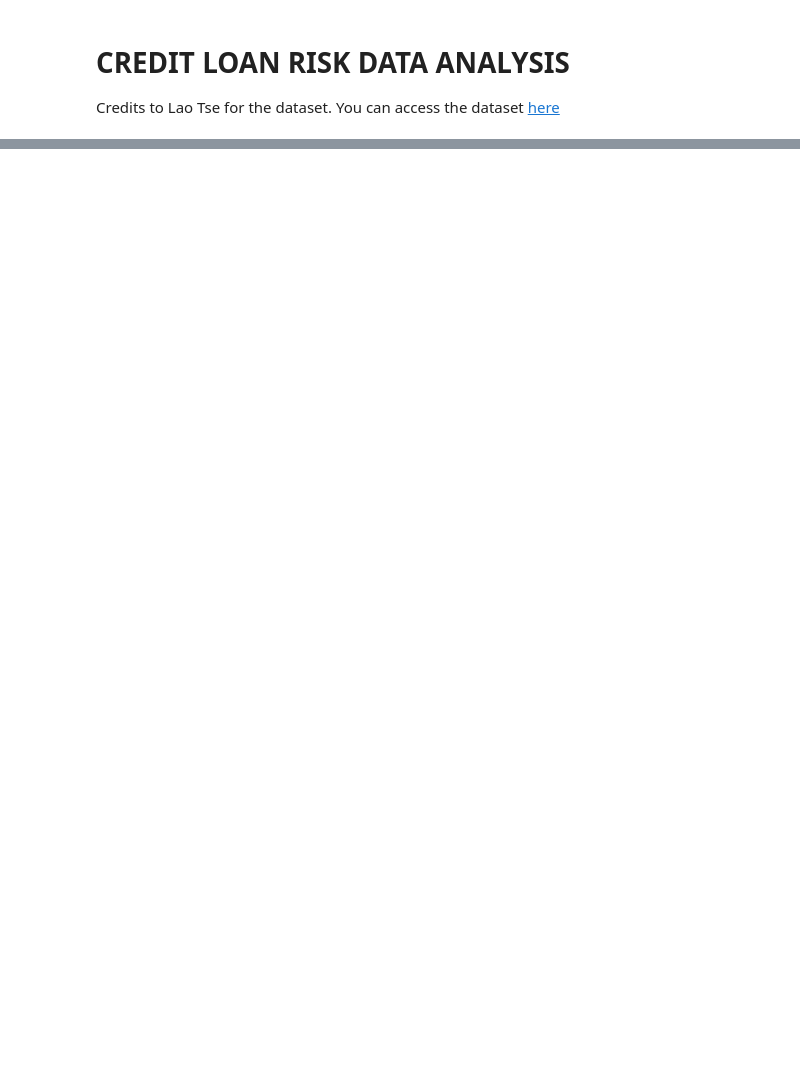
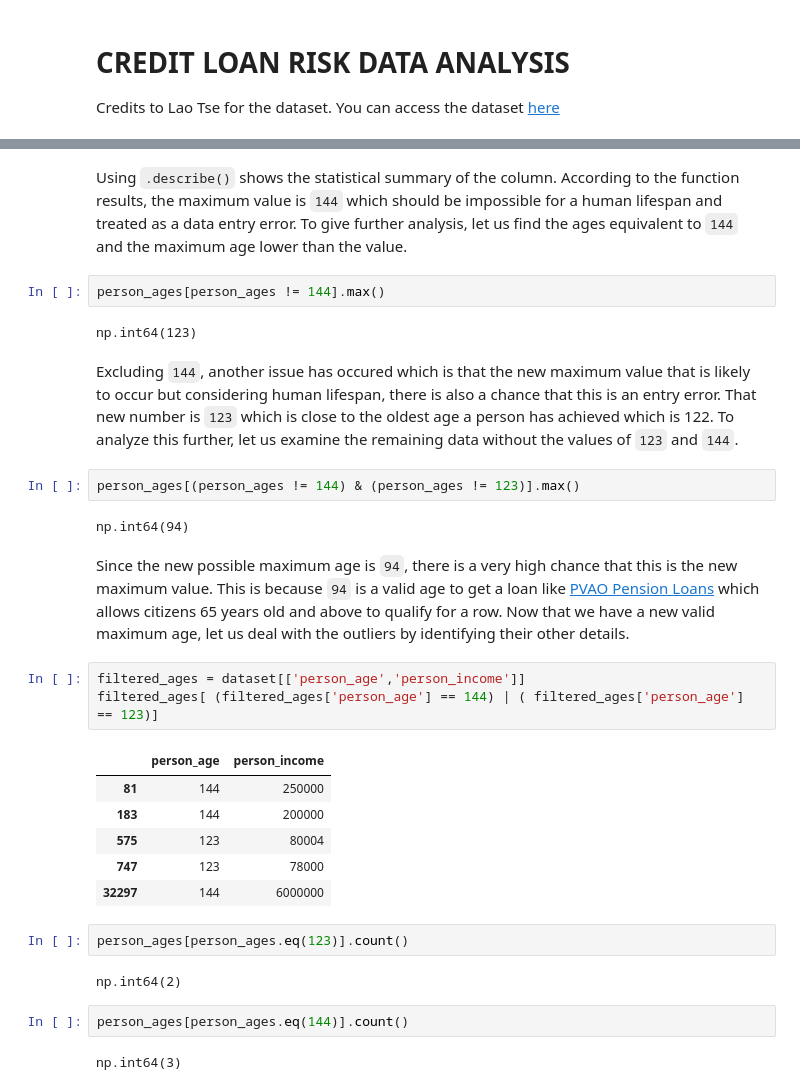
Before and after one commit to Lastlight10/credit_load_risk_data_analysis, a Jupyter notebook: credit_loan.ipynb, the cells around one changed output, grey strips where cells are left out. Saved outputs shown, nothing was run; the diff lists cells and outputs as text; blank space fills up the shorter version.

```diff
--- a/credit_loan.ipynb
+++ b/credit_loan.ipynb
@@ -37,0 +113,32 @@ There are many ways a loan can be graded. In the dataset, it uses an alphabetica
+# %% [markdown]
+Using `.describe()` shows the statistical summary of the column. According to the function results, the maximum value is `144` which should be impossible for a human lifespan and treated as a data entry error. To give further analysis, let us find the ages equivalent to `144` and the maximum age lower than the value.
+# %%
+person_ages[person_ages != 144].max()
+# %% [output]
+np.int64(123)
+# %% [markdown]
+Excluding `144`, another issue has occured which is that the new maximum value that is likely to occur but considering human lifespan, there is also a chance that this is an entry error. That new number is `123` which is close to the oldest age a person has achieved which is 122. To analyze this further, let us examine the remaining data without the values of `123` and `144`.
+# %%
+person_ages[(person_ages != 144) & (person_ages != 123)].max()
+# %% [output]
+np.int64(94)
+# %% [markdown]
+Since the new possible maximum age is `94`, there is a very high chance that this is the new maximum value. This is because `94` is a valid age to get a loan like [PVAO Pension Loans](https://www.veteransbank.com.ph/pension-loan) which allows citizens 65 years old and above to qualify for a row. Now that we have a new valid maximum age, let us deal with the outliers by identifying their other details.
+# %%
+filtered_ages = dataset[['person_age','person_income']]
+filtered_ages[ (filtered_ages['person_age'] == 144) | ( filtered_ages['person_age']  == 123)]
+# %% [output]
+|  | person_age | person_income |
+| 81 | 144 | 250000 |
+| 183 | 144 | 200000 |
+| 575 | 123 | 80004 |
+| 747 | 123 | 78000 |
+| 32297 | 144 | 6000000 |
+# %%
+person_ages[person_ages.eq(123)].count()
+# %% [output]
+np.int64(2)
+# %%
+person_ages[person_ages.eq(144)].count()
+# %% [output]
+np.int64(3)
```
Also changed, not shown: parts of 27 cells of this notebook, 1 other file.
